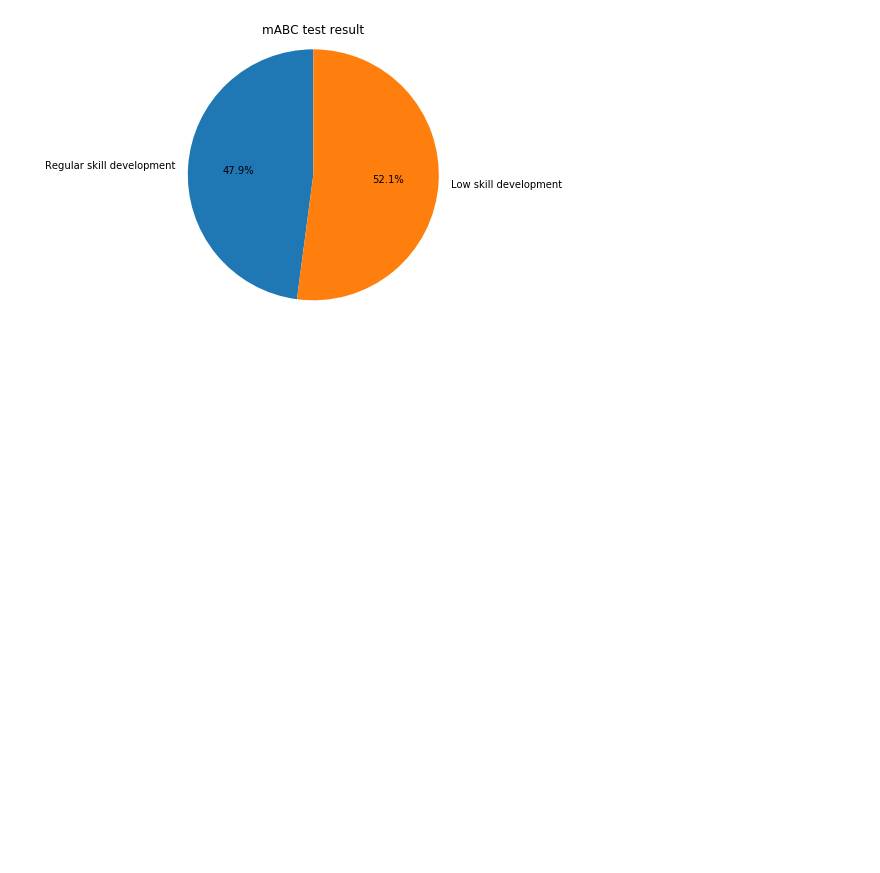
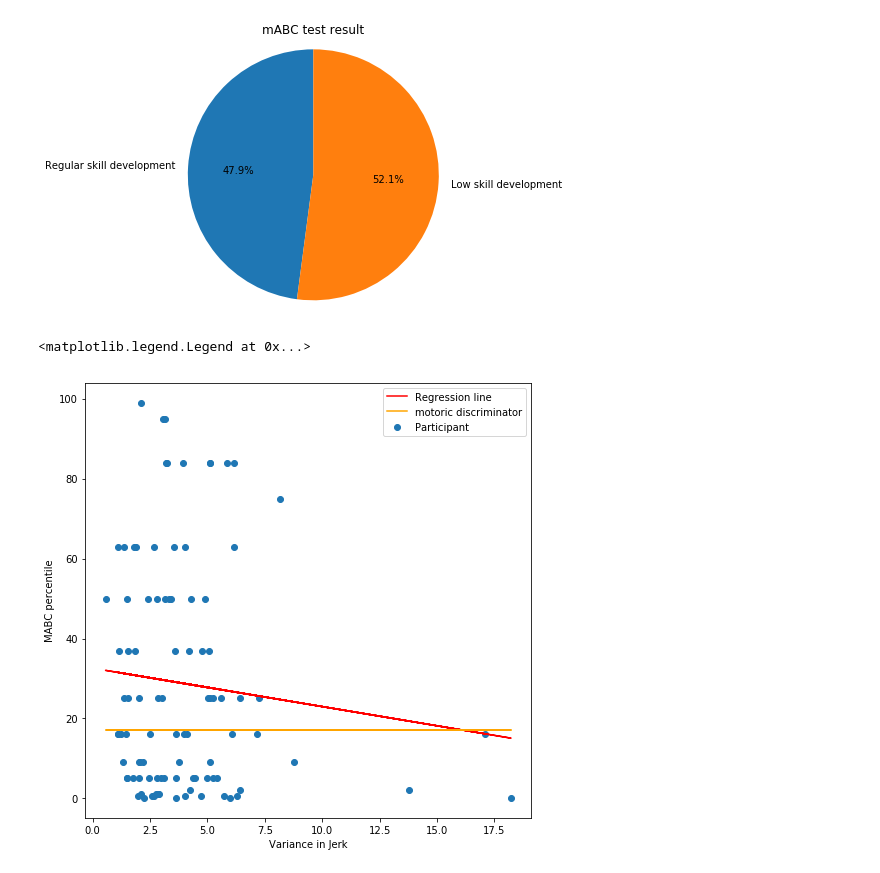
Before and after one commit to mangow/sps, a Jupyter notebook: sps.ipynb, the cells around one changed output. Cells and saved outputs as stored; diff of their text form; code cells hidden in the pictures; blank space fills up the shorter version.

```diff
--- a/sps.ipynb
+++ b/sps.ipynb
@@ -218,3 +231,29 @@ plt.title('mABC test result')
 # %% [output]
 Text(0.5,1,'mABC test result')
 [figure]
+# %%
+# create a dataframe containing this data
+subdata_jerk = rr_data[['ID', 'jerk', 'mabc_percentile_score']]
+
+# create a dictionary containing children id's as key and a tuple containing costheta and mabc_percentile as val
+subdata_jerk_dictionary = {}
+for child_id in children_ids:
+    var_jerk = subdata_jerk.loc[subdata['ID'] == child_id]['jerk'].var()
+    mabc_perc = subdata_jerk.loc[subdata['ID'] == child_id]['mabc_percentile_score'].mean()
+    subdata_jerk_dictionary[child_id] = (var_jerk, mabc_perc)
+
+var_jerk, mabc = dict_to_x_y(subdata_jerk_dictionary)
+slope, intercept, r_value, p_value, std_err = stats.linregress(var_jerk, mabc)
+var_jerk_slope = [i * slope for i in var_jerk]
+
+# scatter plot with mabc
+plt.rcParams["figure.figsize"] = (8, 8)
+plt.scatter(var_jerk, mabc, label='Participant')
+plt.plot(var_jerk, intercept + var_jerk_slope, 'r', label='Regression line')
+plt.plot(var_jerk, [17 for i in range(len(var_jerk))], 'orange', label='motoric discriminator')
+plt.xlabel("Variance in Jerk")
+plt.ylabel("MABC percentile")
+plt.legend()
+# %% [output]
+<matplotlib.legend.Legend at 0x...>
+[figure, added]
```
Also changed, not shown: parts of 11 cells of this notebook, 3 other files.
